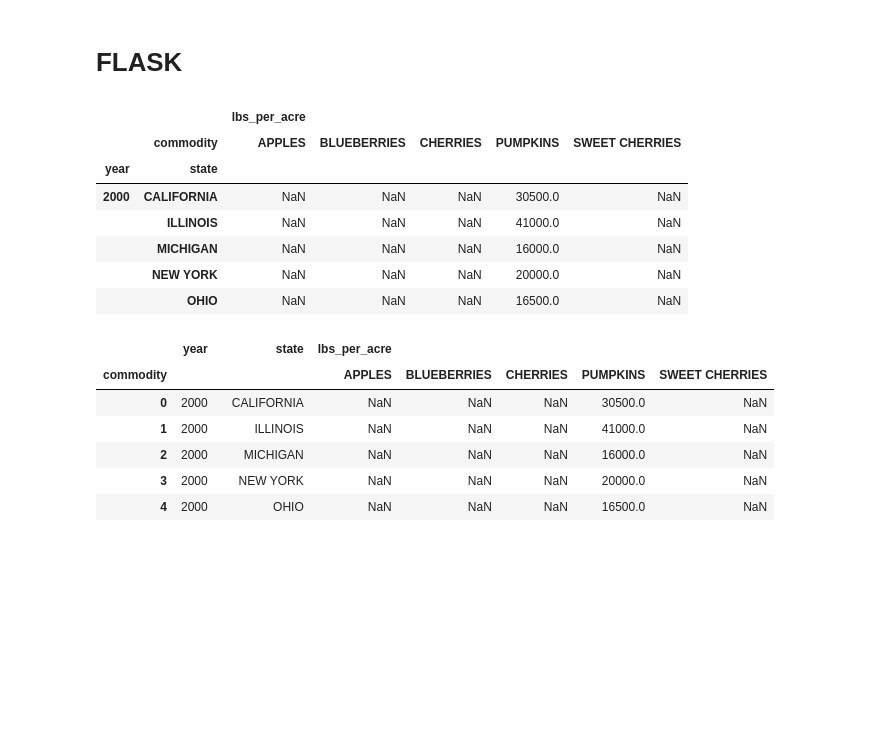
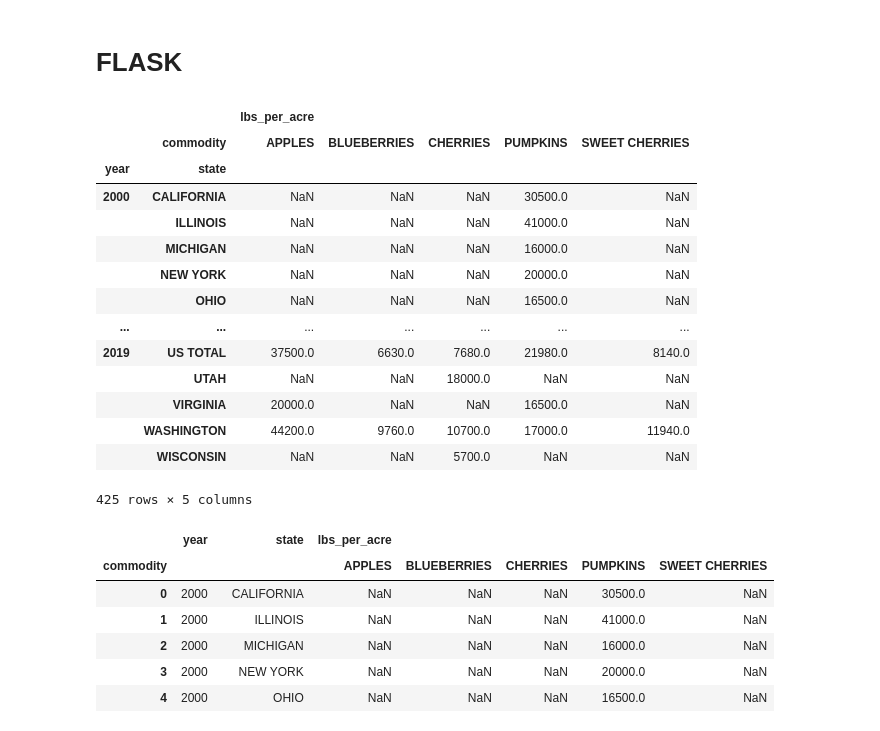
Before and after one commit to gamem001/bees_machine_learning, a Jupyter notebook: melissa/sqlite_building.ipynb, the cells around one changed output. Saved outputs shown, nothing was run; the diff lists cells and outputs as text; code cells hidden in the pictures; blank space fills up the shorter version.

```diff
--- a/melissa/sqlite_building.ipynb
+++ b/melissa/sqlite_building.ipynb
@@ -651,16 +651,23 @@ engine.table_names()
 # %%
 #pivot the table so the measures are the headers instead of rows
 all_crops_new = all_crops.pivot_table(index=["year", "state"],values = ["lbs_per_acre"], columns=["commodity"], aggfunc=np.max)
-all_crops_new.head()
+all_crops_new
 # %% [output]
 |  |  | lbs_per_acre |  |  |  |  |
 |  | commodity | APPLES | BLUEBERRIES | CHERRIES | PUMPKINS | SWEET CHERRIES |
 | year | state |  |  |  |  |  |
 | 2000 | CALIFORNIA | NaN | NaN | NaN | 30500.0 | NaN |
 |  | ILLINOIS | NaN | NaN | NaN | 41000.0 | NaN |
 |  | MICHIGAN | NaN | NaN | NaN | 16000.0 | NaN |
 |  | NEW YORK | NaN | NaN | NaN | 20000.0 | NaN |
 |  | OHIO | NaN | NaN | NaN | 16500.0 | NaN |
+| ... | ... | ... | ... | ... | ... | ... |
+| 2019 | US TOTAL | 37500.0 | 6630.0 | 7680.0 | 21980.0 | 8140.0 |
+|  | UTAH | NaN | NaN | 18000.0 | NaN | NaN |
+|  | VIRGINIA | 20000.0 | NaN | NaN | 16500.0 | NaN |
+|  | WASHINGTON | 44200.0 | 9760.0 | 10700.0 | 17000.0 | 11940.0 |
+|  | WISCONSIN | NaN | NaN | 5700.0 | NaN | NaN |
+425 rows × 5 columns
 # %%
 all_crops_new.reset_index()
 # %% [output]
```
Also changed, not shown: parts of 1 cell of this notebook.
